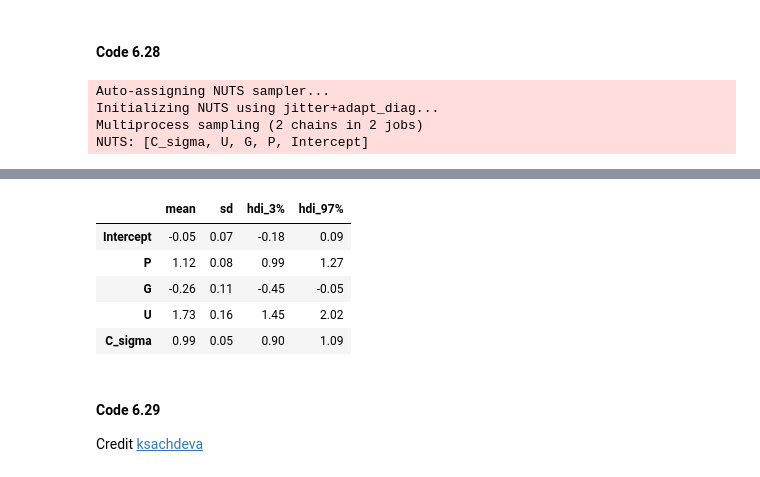
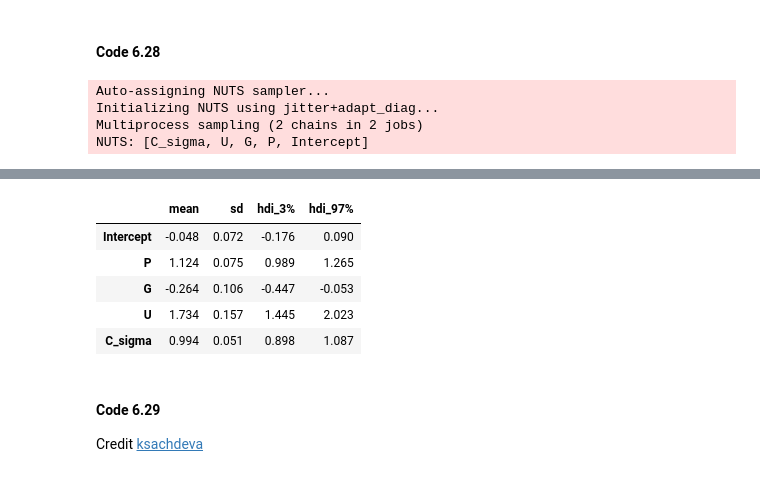
Before and after one commit to bambinos/educational-resources, a Jupyter notebook: Rethinking/Chp_06.ipynb, the cells around one changed output, grey strips where cells are left out. Cells and saved outputs as stored; diff of their text form; code cells hidden in the pictures.

```diff
--- a/Rethinking/Chp_06.ipynb
+++ b/Rethinking/Chp_06.ipynb
@@ -602,7 +622,7 @@ priors = {
 }
 model_6_12 = bmb.Model("C ~ P + G + U", d, priors=priors)
 results_6_12 = model_6_12.fit()
-az.summary(results_6_12, kind="stats", round_to=2)
+az.summary(results_6_12, kind="stats")
 # %% [output]
 Auto-assigning NUTS sampler...
 Initializing NUTS using jitter+adapt_diag...
@@ -613,9 +633,9 @@ Sampling 2 chains for 1_000 tune and 1_000 draw iterations (2_000 + 2_000 draws
 |  | mean | sd | hdi_3% | hdi_97% |
-| Intercept | -0.05 | 0.07 | -0.18 | 0.09 |
-| P | 1.12 | 0.08 | 0.99 | 1.27 |
-| G | -0.26 | 0.11 | -0.45 | -0.05 |
-| U | 1.73 | 0.16 | 1.45 | 2.02 |
-| C_sigma | 0.99 | 0.05 | 0.90 | 1.09 |
+| Intercept | -0.048 | 0.072 | -0.176 | 0.090 |
+| P | 1.124 | 0.075 | 0.989 | 1.265 |
+| G | -0.264 | 0.106 | -0.447 | -0.053 |
+| U | 1.734 | 0.157 | 1.445 | 2.023 |
+| C_sigma | 0.994 | 0.051 | 0.898 | 1.087 |
 # %% [markdown]
 #### Code 6.29
 Credit [ksachdeva](https://ksachdeva.github.io/rethinking-tensorflow-probability/)
```
Also changed, not shown: parts of 27 cells of this notebook.
